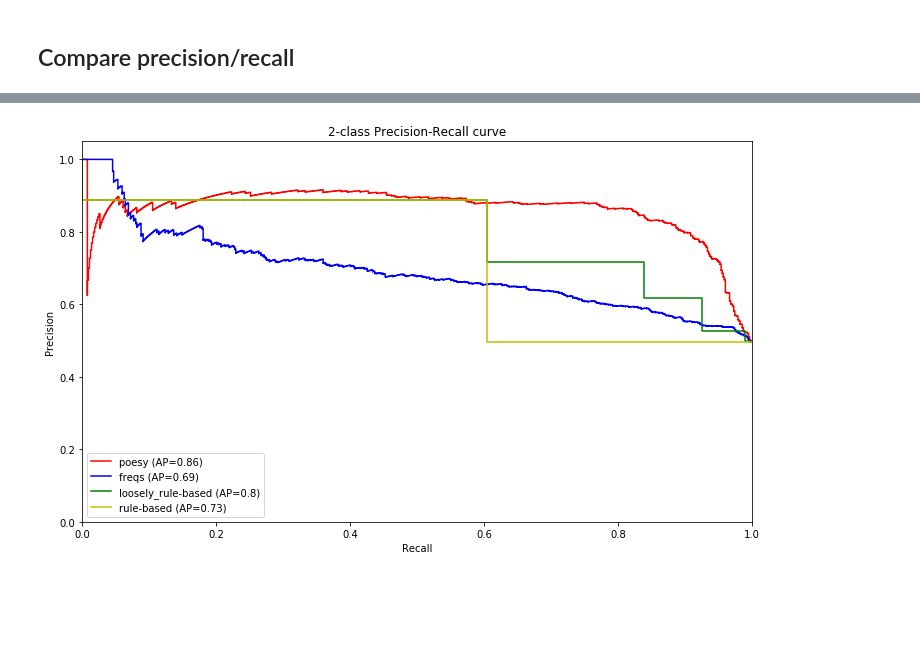
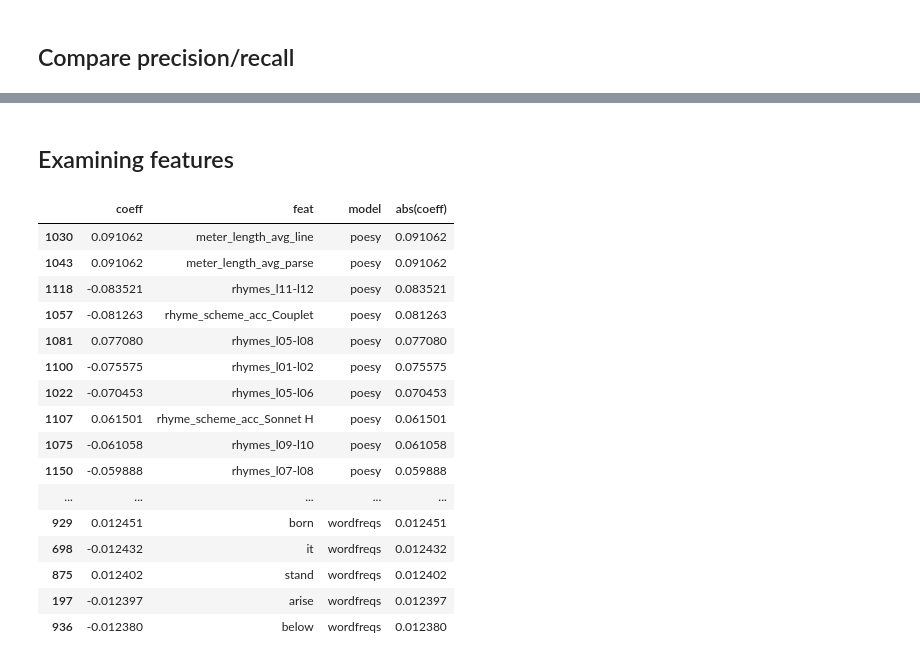
Before and after one commit to quadrismegistus/sonnetproject, a Jupyter notebook: Step3-CompareModels.ipynb, the cells around one changed output, grey strips where cells are left out. Cells and saved outputs as stored; diff of their text form; code cells hidden in the pictures; blank space fills up the shorter version.

```diff
--- a/Step3-CompareModels.ipynb
+++ b/Step3-CompareModels.ipynb
@@ -63,2 +167,0 @@ df_results[target_col]=df_meta.loc[shared_index][target_col]
-# %%
-df_results['prediction_freqs']=classify_feat_df(df_feat_freqs)
@@ -67,2 +167,0 @@ df_results['prediction_freqs']=classify_feat_df(df_feat_freqs)
-# %%
-df_results['prediction_poesy']=classify_feat_df(df_feat_poesy)
@@ -71,2 +167,0 @@ df_results['prediction_poesy']=classify_feat_df(df_feat_poesy)
-# %%
-df_results['prediction_poesy+freqs']=classify_feat_df(df_feat_poesy.loc[shared_index].join(df_feat_freqs.loc[shared_index]))
@@ -76,0 +168,24 @@ df_results['prediction_poesy+freqs']=classify_feat_df(df_feat_poesy.loc[shared_i
+# %%
+# Classify all feature DFs and get all data
+ld_feats=[]
+feats_sofar=set()
+for name,df in name2df.items():
+    print '>> featureset:',name,'...'
+    #if 'wordfreqs' in name: continue
+
+    # classify
+    preds,probs,featd=classify_feat_df(df)
+
+    # save data
+    df_results[name]=preds
+    df_probs[name]=probs
+
+    # save data about feature coefficients
+    if not '+' in name:
+        for feat,coef in featd.items():
+            if feat in feats_sofar: continue
+            feats_sofar|={feat}
+            d_feats={'feat':feat,'model':name,'coeff':coef}
+            ld_feats+=[d_feats]
+df_feats=pd.DataFrame(ld_feats)
+df_feats['abs(coeff)']=df_feats['coeff'].abs()
@@ -190,8 +295,36 @@ colors=['r','b','g','y','k','c']
 for i,col in enumerate(df_probs):
     if col==target_col: continue
     plot_prcurve(df_probs[target_col], df_probs[col],color=colors[i],label=col)
+plt.xlabel('Recall')
+plt.ylabel('Precision')
+plt.ylim([0.0, 1.05])
+plt.xlim([0.0, 1.0])
+plt.title('Two-class Precision-Recall Curves\nfor {nmodel} models predicting sonnets (n={nc1}) vs. non-sonnets (n={nc2})'.format(
+            nmodel=len(df_probs.columns)-1,nc1=len(df_meta[target_col])/2,nc2=len(df_meta[target_col])/2
+))
 plt.legend()
 plt.savefig('figure.png')
 plt.show()
-# %% [output]
-[figure, removed]
+# %% [markdown]
+## Examining features
+# %%
+pd.set_option('display.max_rows',None)
+df_feats.sort_values('abs(coeff)',ascending=False)
+# %% [output]
+|  | coeff | feat | model | abs(coeff) |
+| 1030 | 0.091062 | meter_length_avg_line | poesy | 0.091062 |
+| 1043 | 0.091062 | meter_length_avg_parse | poesy | 0.091062 |
+| 1118 | -0.083521 | rhymes_l11-l12 | poesy | 0.083521 |
+| 1057 | -0.081263 | rhyme_scheme_acc_Couplet | poesy | 0.081263 |
+| 1081 | 0.077080 | rhymes_l05-l08 | poesy | 0.077080 |
+| 1100 | -0.075575 | rhymes_l01-l02 | poesy | 0.075575 |
+| 1022 | -0.070453 | rhymes_l05-l06 | poesy | 0.070453 |
+| 1107 | 0.061501 | rhyme_scheme_acc_Sonnet H | poesy | 0.061501 |
+| 1075 | -0.061058 | rhymes_l09-l10 | poesy | 0.061058 |
+| 1150 | -0.059888 | rhymes_l07-l08 | poesy | 0.059888 |
+| ... | ... | ... | ... | ... |
+| 929 | 0.012451 | born | wordfreqs | 0.012451 |
+| 698 | -0.012432 | it | wordfreqs | 0.012432 |
+| 875 | 0.012402 | stand | wordfreqs | 0.012402 |
+| 197 | -0.012397 | arise | wordfreqs | 0.012397 |
+| 936 | -0.012380 | below | wordfreqs | 0.012380 |
```
Also changed, not shown: parts of 53 cells of this notebook, 5 other files.
